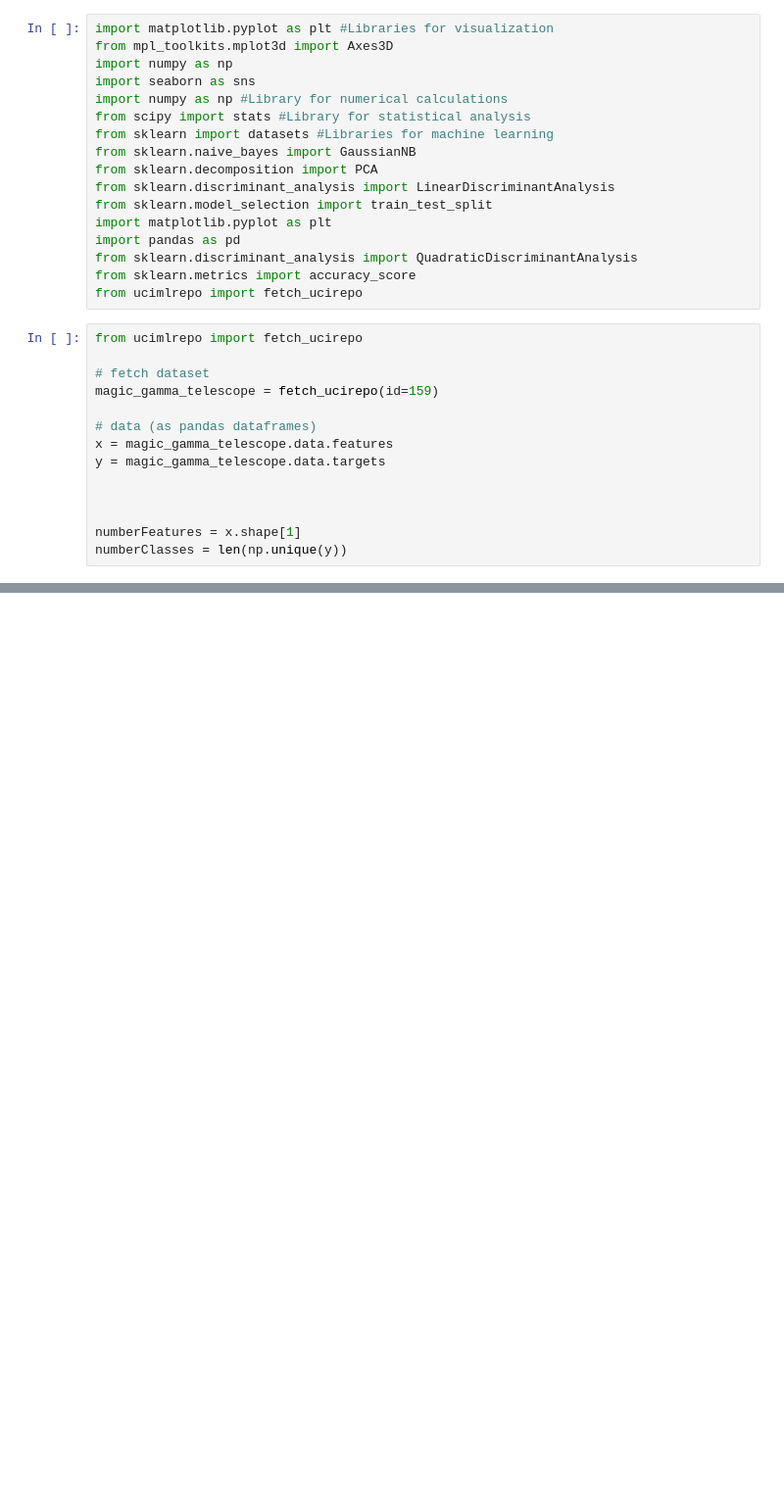
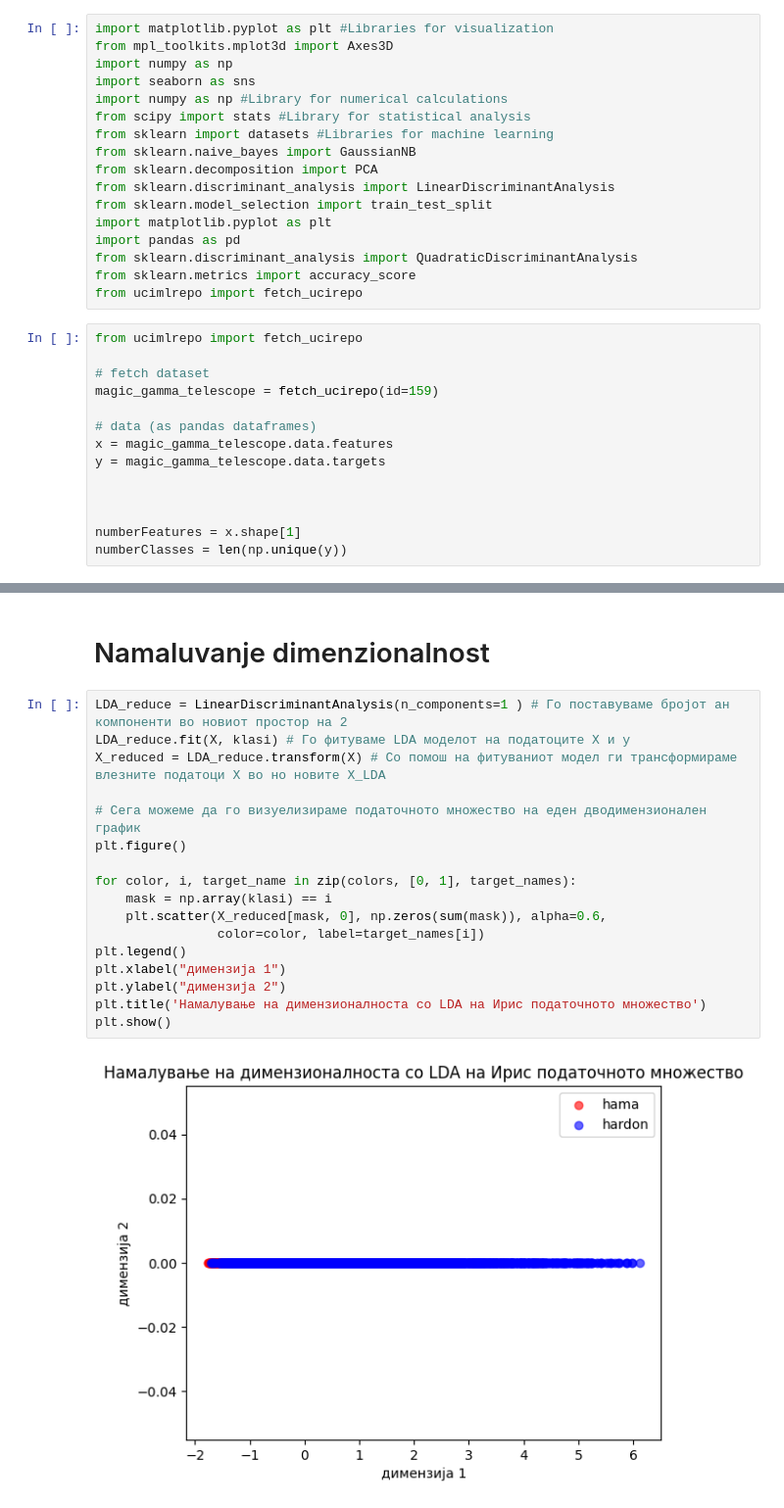
Before and after one commit to Kuzemano/ML, a Jupyter notebook: labs/first.ipynb, the cells around one changed output, grey strips where cells are left out. Shown at 98% size. Drawn from its saved outputs; the diff is of its cells as text; blank space fills up the shorter version.

```diff
--- a/labs/first.ipynb
+++ b/labs/first.ipynb
@@ -66,0 +125,21 @@ plt.show()
+# %% [markdown]
+# Namaluvanje dimenzionalnost
+# %%
+LDA_reduce = LinearDiscriminantAnalysis(n_components=1 ) # Го поставуваме бројот ан компоненти во новиот простор на 2
+LDA_reduce.fit(X, klasi) # Го фитуваме LDA моделот на податоците X и y
+X_reduced = LDA_reduce.transform(X) # Со помош на фитуваниот модел ги трансформираме влезните податоци X во но новите X_LDA
+
+# Сега можеме да го визуелизираме податочното множество на еден дводимензионален график
+plt.figure()
+
+for color, i, target_name in zip(colors, [0, 1], target_names):
+    mask = np.array(klasi) == i
+    plt.scatter(X_reduced[mask, 0], np.zeros(sum(mask)), alpha=0.6,
+                color=color, label=target_names[i])
+plt.legend()
+plt.xlabel("димензија 1")
+plt.ylabel("димензија 2")
+plt.title('Намалување на димензионалноста со LDA на Ирис податочното множество')
+plt.show()
+# %% [output]
+[figure, added]
```
Also changed, not shown: parts of 13 cells of this notebook, 1 other file.
